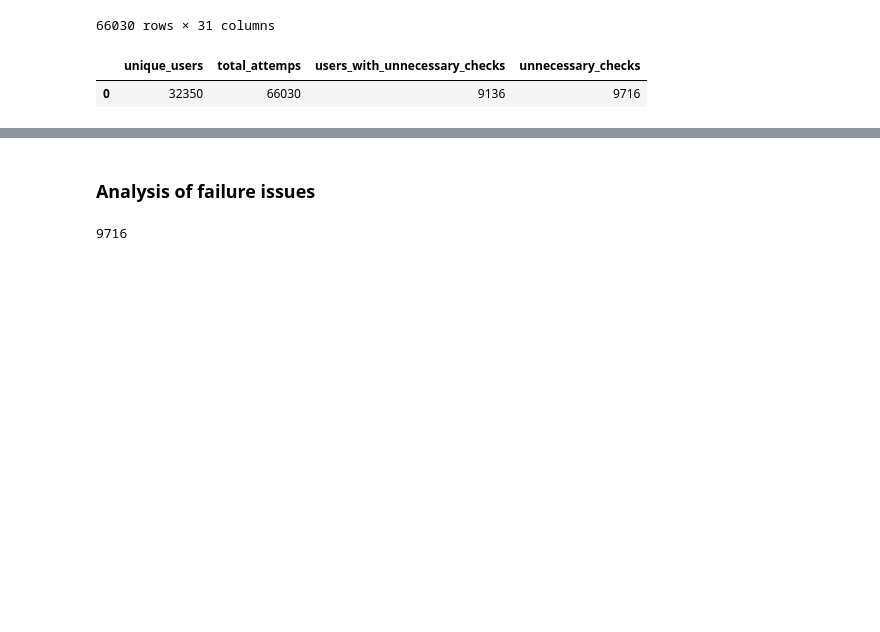
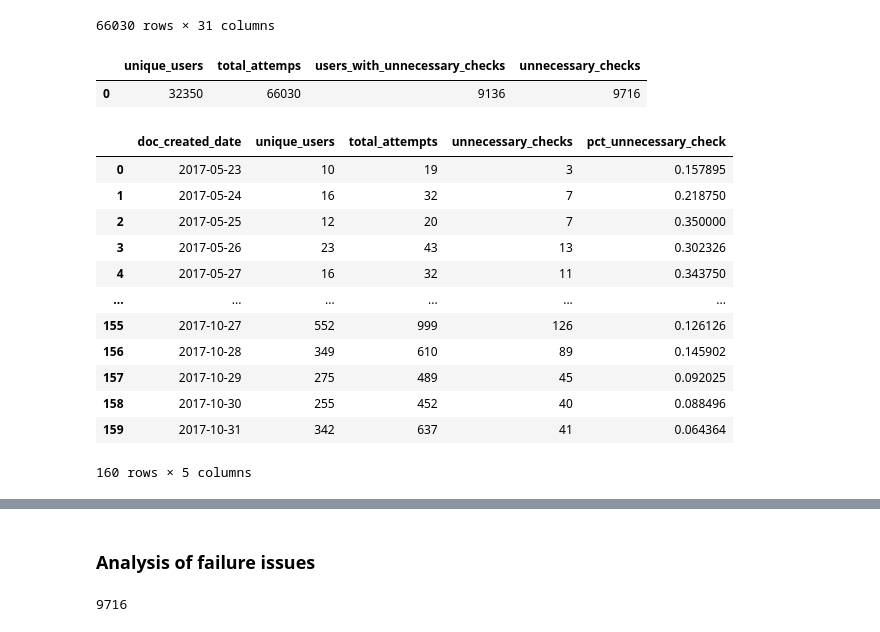
Before and after one commit to LaszloCodes/kyc_analysis, a Jupyter notebook: kyc_analysis.ipynb, the cells around one changed output, grey strips where cells are left out. Saved outputs shown, nothing was run; the diff lists cells and outputs as text; code cells hidden in the pictures; blank space fills up the shorter version.

```diff
--- a/kyc_analysis.ipynb
+++ b/kyc_analysis.ipynb
@@ -753,5 +741,0 @@ summary_df = pd.DataFrame(summary)
-# %%
-summary_df
-# %% [output]
-|  | unique_users | total_attemps | users_with_unnecessary_checks | unnecessary_checks |
-| 0 | 32350 | 66030 | 9136 | 9716 |
@@ -757,0 +753,5 @@ summary_df
+# %%
+summary_df
+# %% [output]
+|  | unique_users | total_attemps | users_with_unnecessary_checks | unnecessary_checks |
+| 0 | 32350 | 66030 | 9136 | 9716 |
@@ -757,0 +767,16 @@ summary_df
+# %%
+summary_over_time
+# %% [output]
+|  | doc_created_date | unique_users | total_attempts | unnecessary_checks | pct_unnecessary_check |
+| 0 | 2017-05-23 | 10 | 19 | 3 | 0.157895 |
+| 1 | 2017-05-24 | 16 | 32 | 7 | 0.218750 |
+| 2 | 2017-05-25 | 12 | 20 | 7 | 0.350000 |
+| 3 | 2017-05-26 | 23 | 43 | 13 | 0.302326 |
+| 4 | 2017-05-27 | 16 | 32 | 11 | 0.343750 |
+| ... | ... | ... | ... | ... | ... |
+| 155 | 2017-10-27 | 552 | 999 | 126 | 0.126126 |
+| 156 | 2017-10-28 | 349 | 610 | 89 | 0.145902 |
+| 157 | 2017-10-29 | 275 | 489 | 45 | 0.092025 |
+| 158 | 2017-10-30 | 255 | 452 | 40 | 0.088496 |
+| 159 | 2017-10-31 | 342 | 637 | 41 | 0.064364 |
+160 rows × 5 columns
```
Also changed, not shown: parts of 12 cells of this notebook.
